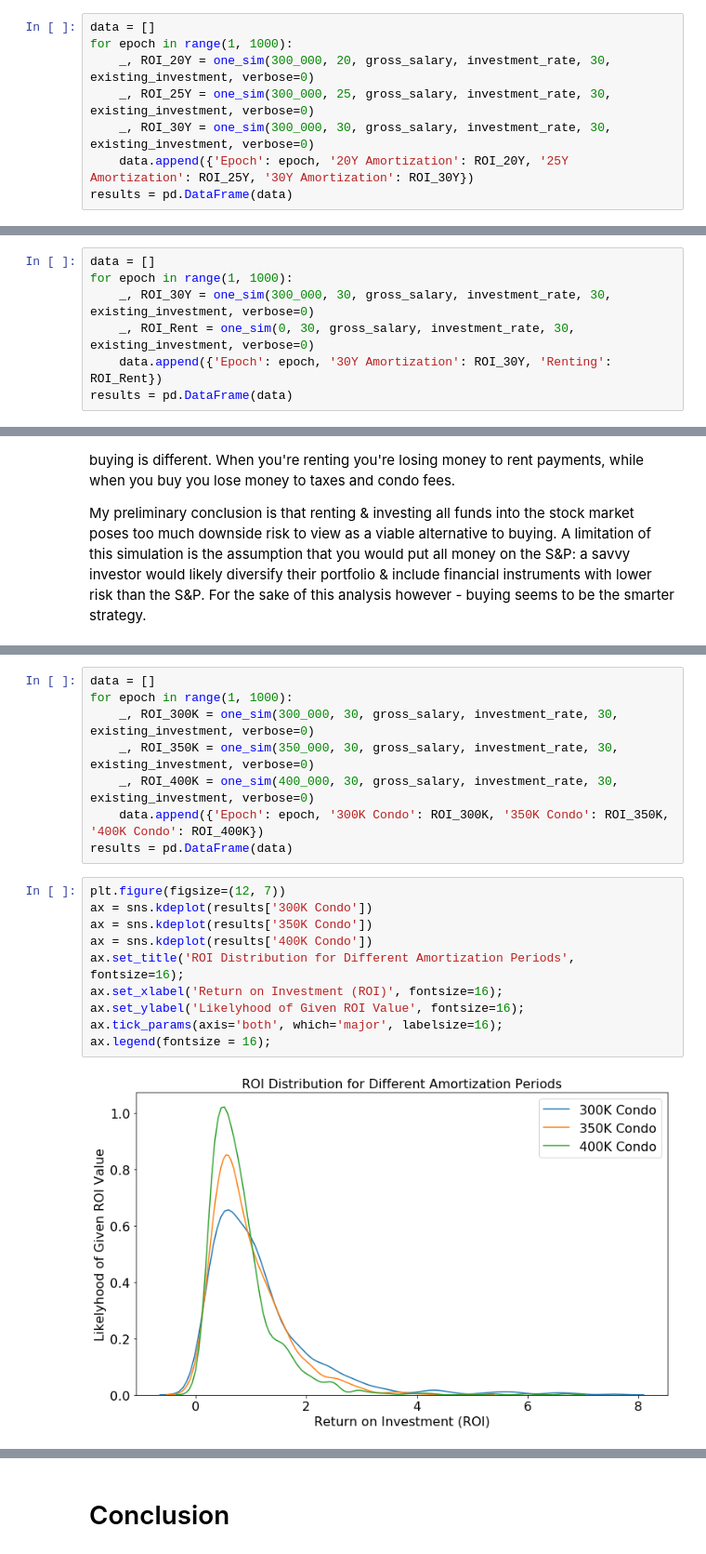
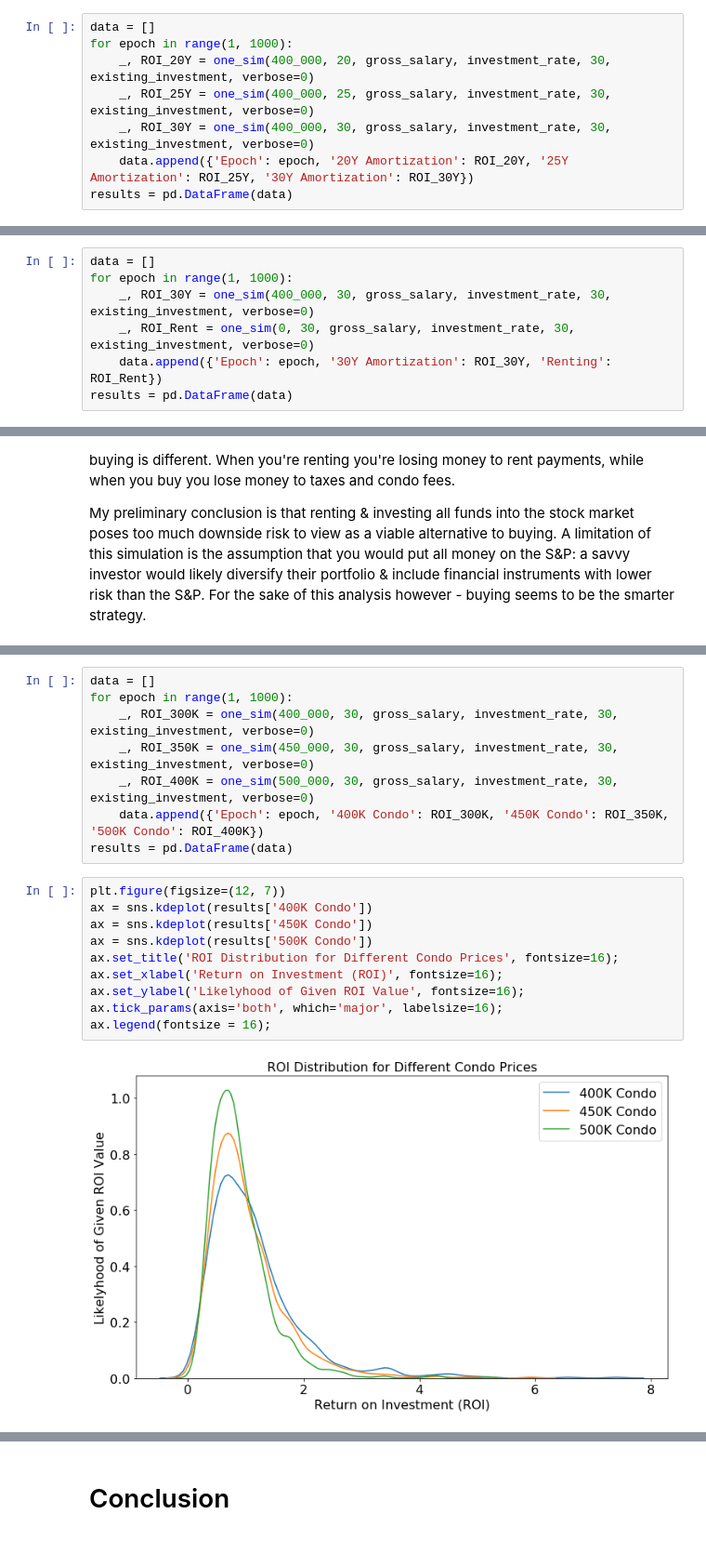
Before and after one commit to oliverfoster27/Monte-Carlo-Real-Estate, a Jupyter notebook: Monte Carlo Simulation.ipynb, the cells around one changed output, grey strips where cells are left out. Shown at 93% size. Cells and saved outputs as stored; diff of their text form.

```diff
--- a/Monte Carlo Simulation.ipynb
+++ b/Monte Carlo Simulation.ipynb
@@ -59,9 +59,9 @@ Simulate each investment strategy 1000 times:
 # %%
 data = []
 for epoch in range(1, 1000):
-    _, ROI_20Y = one_sim(300_000, 20, gross_salary, investment_rate, 30, existing_investment, verbose=0)
-    _, ROI_25Y = one_sim(300_000, 25, gross_salary, investment_rate, 30, existing_investment, verbose=0)
-    _, ROI_30Y = one_sim(300_000, 30, gross_salary, investment_rate, 30, existing_investment, verbose=0)
+    _, ROI_20Y = one_sim(400_000, 20, gross_salary, investment_rate, 30, existing_investment, verbose=0)
+    _, ROI_25Y = one_sim(400_000, 25, gross_salary, investment_rate, 30, existing_investment, verbose=0)
+    _, ROI_30Y = one_sim(400_000, 30, gross_salary, investment_rate, 30, existing_investment, verbose=0)
     data.append({'Epoch': epoch, '20Y Amortization': ROI_20Y, '25Y Amortization': ROI_25Y, '30Y Amortization': ROI_30Y})
 results = pd.DataFrame(data)
 # %%
@@ -91,7 +91,7 @@ Simulate each investment strategy 1000 times:
 # %%
 data = []
 for epoch in range(1, 1000):
-    _, ROI_30Y = one_sim(300_000, 30, gross_salary, investment_rate, 30, existing_investment, verbose=0)
+    _, ROI_30Y = one_sim(400_000, 30, gross_salary, investment_rate, 30, existing_investment, verbose=0)
     _, ROI_Rent = one_sim(0, 30, gross_salary, investment_rate, 30, existing_investment, verbose=0)
     data.append({'Epoch': epoch, '30Y Amortization': ROI_30Y, 'Renting': ROI_Rent})
 results = pd.DataFrame(data)
@@ -119,21 +119,21 @@ From the analysis above it seems fair to say that a 30Y amortization period is t
 # %%
 data = []
 for epoch in range(1, 1000):
-    _, ROI_300K = one_sim(300_000, 30, gross_salary, investment_rate, 30, existing_investment, verbose=0)
-    _, ROI_350K = one_sim(350_000, 30, gross_salary, investment_rate, 30, existing_investment, verbose=0)
-    _, ROI_400K = one_sim(400_000, 30, gross_salary, investment_rate, 30, existing_investment, verbose=0)
-    data.append({'Epoch': epoch, '300K Condo': ROI_300K, '350K Condo': ROI_350K, '400K Condo': ROI_400K})
+    _, ROI_300K = one_sim(400_000, 30, gross_salary, investment_rate, 30, existing_investment, verbose=0)
+    _, ROI_350K = one_sim(450_000, 30, gross_salary, investment_rate, 30, existing_investment, verbose=0)
+    _, ROI_400K = one_sim(500_000, 30, gross_salary, investment_rate, 30, existing_investment, verbose=0)
+    data.append({'Epoch': epoch, '400K Condo': ROI_300K, '450K Condo': ROI_350K, '500K Condo': ROI_400K})
 results = pd.DataFrame(data)
 # %%
 plt.figure(figsize=(12, 7))
-ax = sns.kdeplot(results['300K Condo'])
-ax = sns.kdeplot(results['350K Condo'])
 ax = sns.kdeplot(results['400K Condo'])
-ax.set_title('ROI Distribution for Different Amortization Periods', fontsize=16);
+ax = sns.kdeplot(results['450K Condo'])
+ax = sns.kdeplot(results['500K Condo'])
+ax.set_title('ROI Distribution for Different Condo Prices', fontsize=16);
 ax.set_xlabel('Return on Investment (ROI)', fontsize=16);
 ax.set_ylabel('Likelyhood of Given ROI Value', fontsize=16);
 ax.tick_params(axis='both', which='major', labelsize=16);
 ax.legend(fontsize = 16);
 # %% [output]
-[figure, old version]
+[figure, new version]
 # %% [markdown]
```
Also changed, not shown: parts of 6 cells of this notebook, 1 other file.
